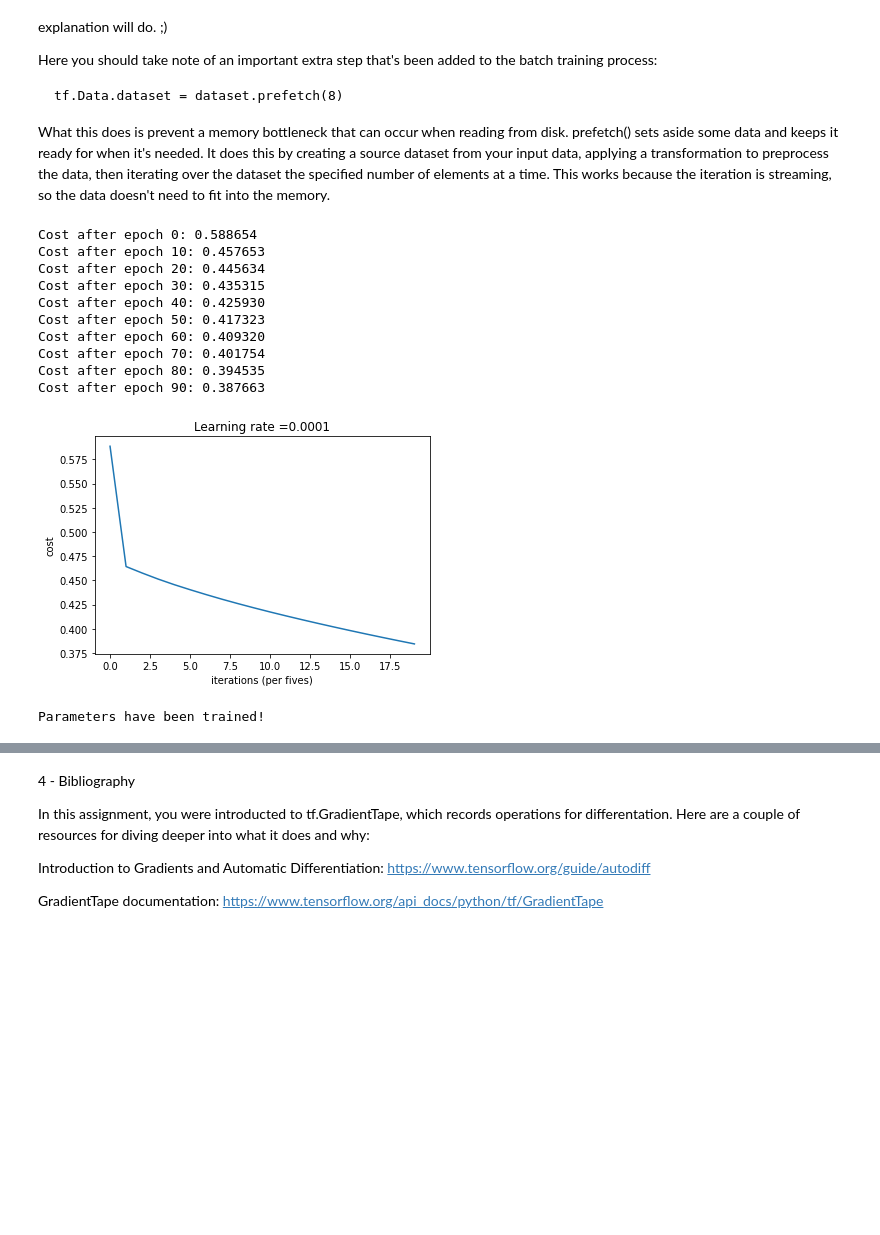
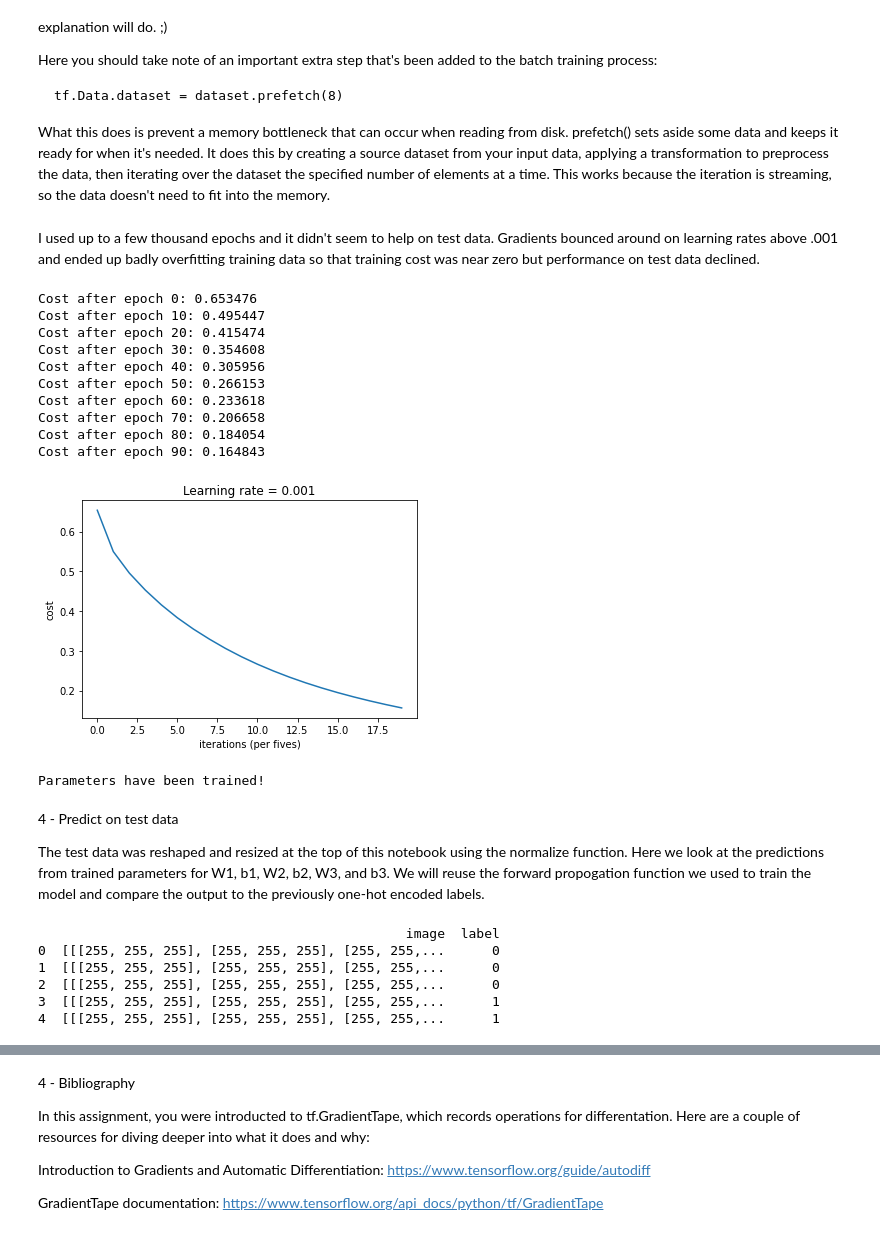
Before and after one commit to konstanzer/deep-learning, a Jupyter notebook: tensorflow-from-scratch.ipynb, the cells around one changed output, grey strips where cells are left out. Cells and saved outputs as stored; diff of their text form; code cells hidden in the pictures; blank space fills up the shorter version.

```diff
--- a/tensorflow-from-scratch.ipynb
+++ b/tensorflow-from-scratch.ipynb
@@ -278,7 +244,7 @@ Implement the function below to take one label and the total number of classes $
 
     tf.reshape(tensor, shape)
 # %%
-def one_hot_matrix(label, depth=6):
+def one_hot_matrix(label, depth=2):
     """
     Computes the one hot encoding for a single label
 
@@ -342,15 +306,15 @@ Implement the function below to take in a shape and to return an array of number
     tf.keras.initializers.GlorotNormal(seed=1)
     tf.Variable(initializer(shape=())
 # %%
-def initialize_parameters():
+def initialize_parameters(height=64):
     """
     Initializes parameters to build a neural network with TensorFlow. The shapes are:
-                        W1 : [25, 270000]
+                        W1 : [25, x]
                         b1 : [25, 1]
                         W2 : [12, 25]
                         b2 : [12, 1]
-                        W3 : [6, 12]
-                        b3 : [6, 1]
+                        W3 : [2, 12]
+                        b3 : [2, 1]
 
     Returns:
     parameters -- a dictionary of tensors containing W1, b1, W2, b2, W3, b3
@@ -358,7 +322,7 @@ def initialize_parameters():
     initializer = tf.keras.initializers.GlorotNormal(seed=1)
 
     # layer 1
-    W1 = tf.Variable(initializer(shape=(25, 270000)), name="W1")
+    W1 = tf.Variable(initializer(shape=(25, height**2*3)), name="W1")
     b1 = tf.Variable(initializer(shape=(25, 1)), name="b1")
 
     # layer 2
@@ -366,8 +330,8 @@ def initialize_parameters():
     b2 = tf.Variable(initializer(shape=(12, 1)), name="b2")
 
     # layer 3
-    W3 = tf.Variable(initializer(shape=(6, 12)), name="W3")
-    b3 = tf.Variable(initializer(shape=(6, 1)), name="b3")
+    W3 = tf.Variable(initializer(shape=(2, 12)), name="W3")
+    b3 = tf.Variable(initializer(shape=(2, 1)), name="b3")
 
     parameters = {"W1": W1,
                   "b1": b1,
@@ -458,12 +421,12 @@ def forward_propagation(X, parameters):
     W3 = parameters['W3']
     b3 = parameters['b3']
 
-    #(approx. 5 lines)                   # Numpy Equivalents:
-    # Z1 = ...                           # Z1 = np.dot(W1, X) + b1
-    # A1 = ...                           # A1 = relu(Z1)
-    # Z2 = ...                           # Z2 = np.dot(W2, A1) + b2
-    # A2 = ...                           # A2 = relu(Z2)
-    # Z3 = ...                           # Z3 = np.dot(W3, A2) + b3
+    # Numpy Equivalents:
+    # Z1 = np.dot(W1, X) + b1
+    # A1 = relu(Z1)
+    # Z2 = np.dot(W2, A1) + b2
+    # A2 = relu(Z2)
+    # Z3 = np.dot(W3, A2) + b3
 
     # layer 1
     Z1 = tf.math.add(tf.linalg.matmul(W1, X), b1)
@@ -475,7 +438,6 @@ def forward_propagation(X, parameters):
 
     # layer 3
     Z3 = tf.math.add(tf.linalg.matmul(W3, A2), b3)
-    A3 = tf.keras.activations.relu(Z3)
 
     return Z3
 # %%
@@ -569,8 +525,8 @@ Here you should take note of an important extra step that's been added to the ba
 
 What this does is prevent a memory bottleneck that can occur when reading from disk. prefetch() sets aside some data and keeps it ready for when it's needed. It does this by creating a source dataset from your input data, applying a transformation to preprocess the data, then iterating over the dataset the specified number of elements at a time. This works because the iteration is streaming, so the data doesn't need to fit into the memory.
 # %%
-def model(X_train, Y_train, X_test, Y_test, learning_rate = 0.0001,
-          num_epochs = 1500, minibatch_size = 32, print_cost = True):
+def model(X_train, Y_train, learning_rate = 0.0001,
+          num_epochs = 100, minibatch_size = 32, print_cost = True):
     """
     Implements a three-layer tensorflow neural network: LINEAR->RELU->LINEAR->RELU->LINEAR->SOFTMAX.
 
@@ -588,7 +544,7 @@ def model(X_train, Y_train, X_test, Y_test, learning_rate = 0.0001,
     parameters -- parameters learnt by the model. They can then be used to predict.
     """
 
-    costs = []                                        # To keep track of the cost
+    costs = []         # To keep track of the cost
 
     # Initialize your parameters
     parameters = initialize_parameters()
@@ -633,25 +589,41 @@ def model(X_train, Y_train, X_test, Y_test, learning_rate = 0.0001,
     plt.plot(np.squeeze(costs))
     plt.ylabel('cost')
     plt.xlabel('iterations (per fives)')
-    plt.title("Learning rate =" + str(learning_rate))
+    plt.title("Learning rate = " + str(learning_rate))
     plt.show()
 
     # Save the parameters in a variable
     print ("Parameters have been trained!")
 
     return parameters
+# %% [markdown]
+I used up to a few thousand epochs and it didn't seem to help on test data. Gradients bounced around on learning rates above .001 and ended up badly overfitting training data so that training cost was near zero but performance on test data declined.
 # %%
-params = model(new_train, new_y_train, new_test, new_y_test, num_epochs=100)
+params = model(x_train, new_y_train, num_epochs = 100, learning_rate = 0.001)
 # %% [output]
-Cost after epoch 0: 0.588654
-Cost after epoch 10: 0.457653
-Cost after epoch 20: 0.445634
-Cost after epoch 30: 0.435315
-Cost after epoch 40: 0.425930
-Cost after epoch 50: 0.417323
-Cost after epoch 60: 0.409320
-Cost after epoch 70: 0.401754
-Cost after epoch 80: 0.394535
-Cost after epoch 90: 0.387663
+Cost after epoch 0: 0.653476
+Cost after epoch 10: 0.495447
+Cost after epoch 20: 0.415474
+Cost after epoch 30: 0.354608
+Cost after epoch 40: 0.305956
+Cost after epoch 50: 0.266153
+Cost after epoch 60: 0.233618
+Cost after epoch 70: 0.206658
+Cost after epoch 80: 0.184054
+Cost after epoch 90: 0.164843
-[figure, old version]
+[figure, new version]
 Parameters have been trained!
+# %% [markdown]
+4 - Predict on test data
+
+The test data was reshaped and resized at the top of this notebook using the normalize function. Here we look at the predictions from trained parameters for W1, b1, W2, b2, W3, and b3. We will reuse the forward propogation function we used to train the model and compare the output to the previously one-hot encoded labels.
+# %%
+#the first few items from the test set
+tfds.as_dataframe(ds['test'].take(5), ds_info)
+# %% [output]
+                                               image  label
+0  [[[255, 255, 255], [255, 255, 255], [255, 255,...      0
+1  [[[255, 255, 255], [255, 255, 255], [255, 255,...      0
+2  [[[255, 255, 255], [255, 255, 255], [255, 255,...      0
+3  [[[255, 255, 255], [255, 255, 255], [255, 255,...      1
+4  [[[255, 255, 255], [255, 255, 255], [255, 255,...      1
```
Also changed, not shown: parts of 28 cells of this notebook, 2 other files.
